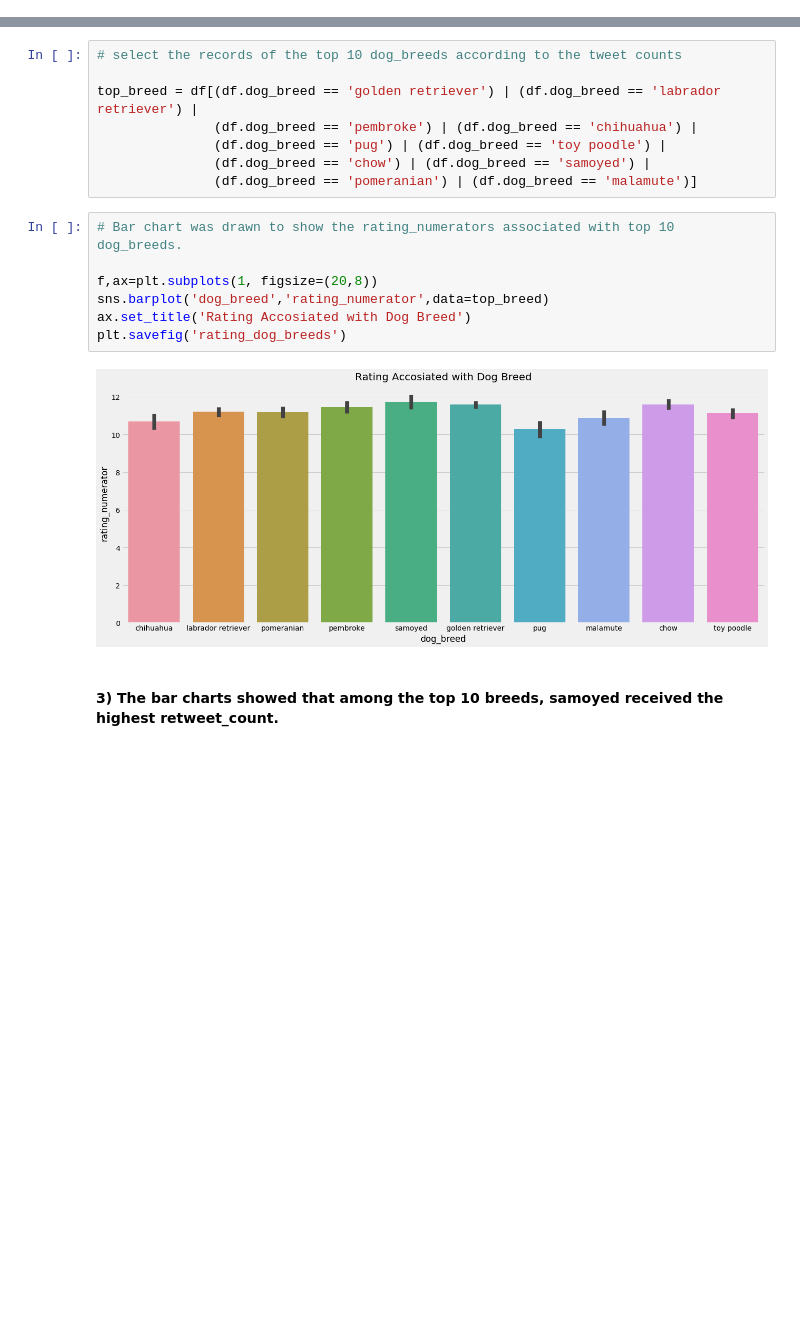
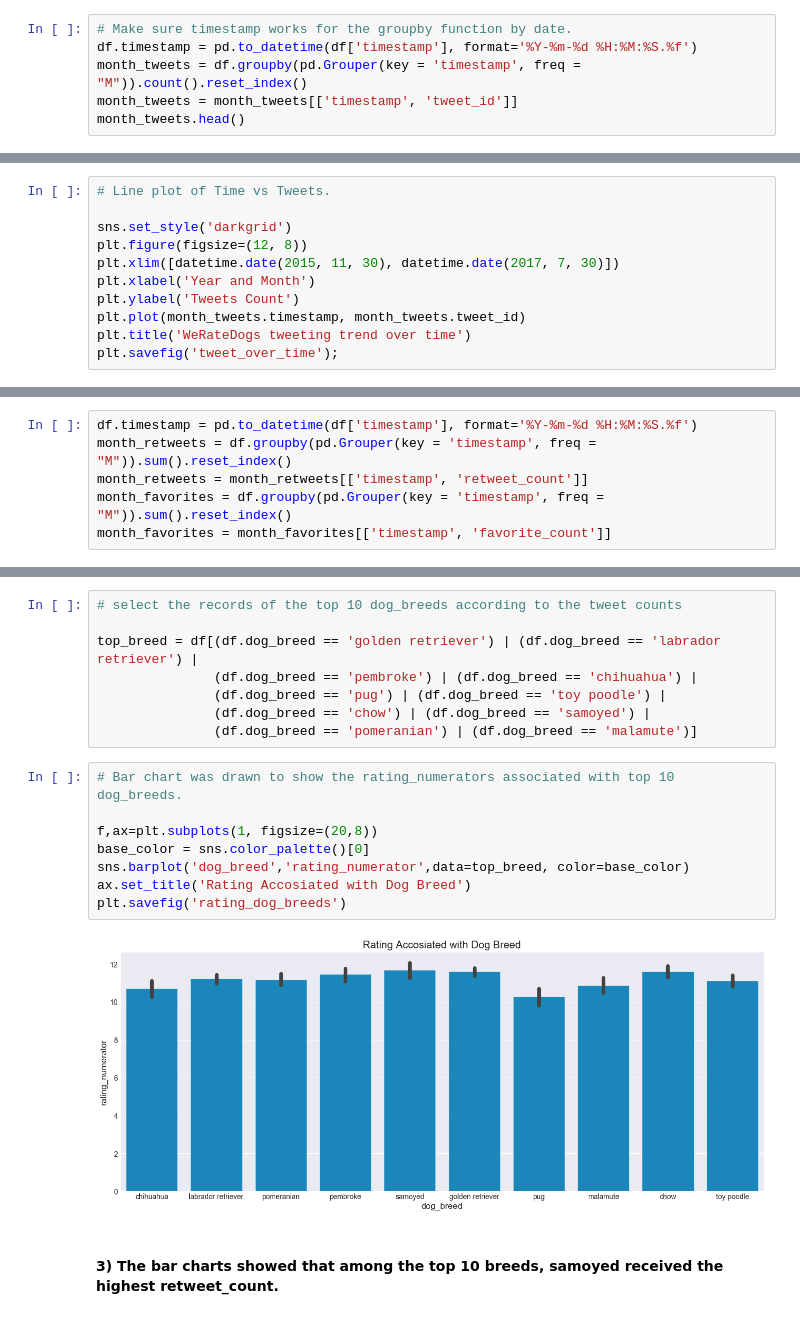
Before and after one commit to JinwenTu/Wrangle-and-Analyze-Data, a Jupyter notebook: Wrangle_act.ipynb, the cells around one changed output, grey strips where cells are left out. Cells and saved outputs as stored; diff of their text form; blank space fills up the shorter version.

```diff
--- a/Wrangle_act.ipynb
+++ b/Wrangle_act.ipynb
@@ -1242,0 +1213,6 @@ plt.savefig('tweet_trend')
+# %%
+# Make sure timestamp works for the groupby function by date.
+df.timestamp = pd.to_datetime(df['timestamp'], format='%Y-%m-%d %H:%M:%S.%f')
+month_tweets = df.groupby(pd.Grouper(key = 'timestamp', freq = "M")).count().reset_index()
+month_tweets = month_tweets[['timestamp', 'tweet_id']]
+month_tweets.head()
@@ -1242,0 +1231,11 @@ plt.savefig('tweet_trend')
+# %%
+# Line plot of Time vs Tweets.
+
+sns.set_style('darkgrid')
+plt.figure(figsize=(12, 8))
+plt.xlim([datetime.date(2015, 11, 30), datetime.date(2017, 7, 30)])
+plt.xlabel('Year and Month')
+plt.ylabel('Tweets Count')
+plt.plot(month_tweets.timestamp, month_tweets.tweet_id)
+plt.title('WeRateDogs tweeting trend over time')
+plt.savefig('tweet_over_time');
@@ -1278,0 +1246,6 @@ plt.savefig('ret_fav_over_time')
+# %%
+df.timestamp = pd.to_datetime(df['timestamp'], format='%Y-%m-%d %H:%M:%S.%f')
+month_retweets = df.groupby(pd.Grouper(key = 'timestamp', freq = "M")).sum().reset_index()
+month_retweets = month_retweets[['timestamp', 'retweet_count']]
+month_favorites = df.groupby(pd.Grouper(key = 'timestamp', freq = "M")).sum().reset_index()
+month_favorites = month_favorites[['timestamp', 'favorite_count']]
@@ -1408,12 +1439,13 @@ top_breed = df[(df.dog_breed == 'golden retriever') | (df.dog_breed == 'labrador
 # %%
 # Bar chart was drawn to show the rating_numerators associated with top 10 dog_breeds.
 
 f,ax=plt.subplots(1, figsize=(20,8))
-sns.barplot('dog_breed','rating_numerator',data=top_breed)
+base_color = sns.color_palette()[0]
+sns.barplot('dog_breed','rating_numerator',data=top_breed, color=base_color)
 ax.set_title('Rating Accosiated with Dog Breed')
 plt.savefig('rating_dog_breeds')
 # %% [output]
-[figure, old version]
+[figure, new version]
 # %% [markdown]
 
 #### 3)  The bar charts showed that among the top 10 breeds, samoyed received the highest retweet_count.
```
Also changed, not shown: parts of 38 cells of this notebook, 3 other files.
